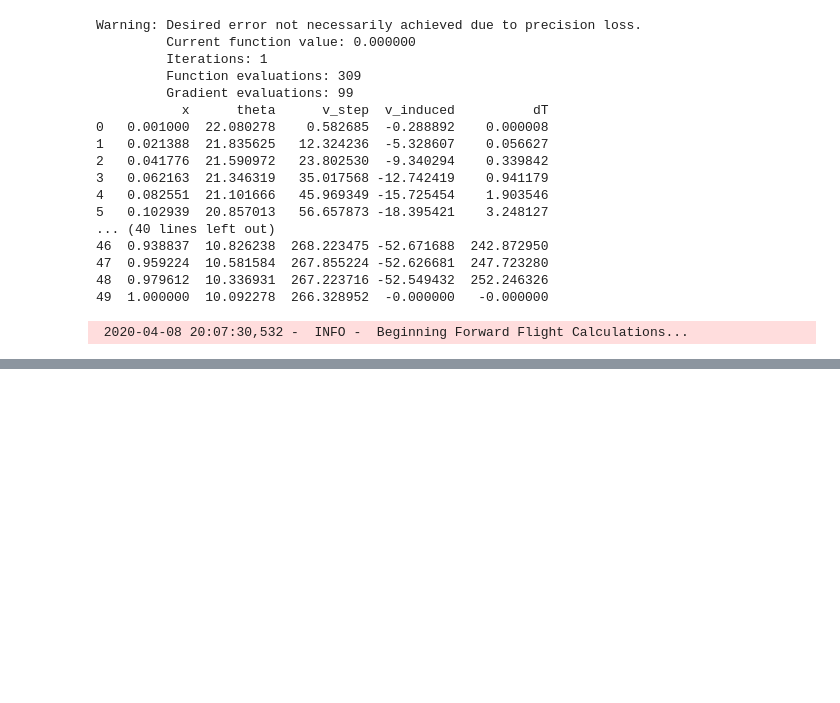
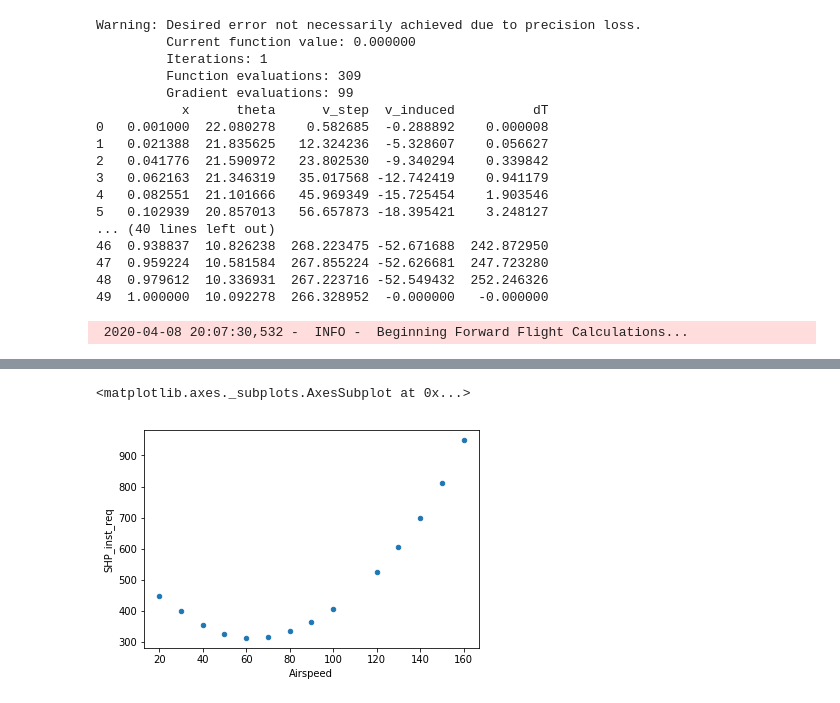
Before and after one commit to Czarified/helipypter, a Jupyter notebook: missionSim.ipynb, the cells around one changed output, grey strips where cells are left out. Saved outputs shown, nothing was run; the diff lists cells and outputs as text; code cells hidden in the pictures; blank space fills up the shorter version.

Commit message:
Power DataFrame created
Created power dataframe with all engine power calculations. Values roughly match example.

```diff
--- a/missionSim.ipynb
+++ b/missionSim.ipynb
@@ -61,9 +61,13 @@ v_tip = v_tip.to(units.ft/units.s)
 #########################################
 ###   Input Vehicle Characteristics   ###
 #########################################
+
+# Vehicle Data
 GW = 5000
 # Assume a 3% download
 THRUST = 1.03*GW
+
+# Tail Data
 # Tail length to TR center of thrust
 l_tail = 21.21
 # Vertical tail area
@@ -79,6 +83,14 @@ CHORT_tr = 7   # [in]
 v_tip_tr = 650 # [ft/s]
 sol_tr = 0.2741 # []
 cd0_tr = 0.015  # []
+
+# Engine Data
+eta_MRxsmn = 0.985   # []
+eta_TRxsmn = 0.9712  # []
+eta_xsmn_co = 0.986  # []
+pwr_acc = 10         # [hp]
+eta_inst = 0.95
+xsmn_lim = 674       # [hp]
 
 
 ######################################
@@ -521,4 +517,22 @@ TR['HP_tr'] = TR.HP_i_tr + TR.HP_pro_tr
-# %%
-MR.set_index('Airspeed', inplace=True)
-# logging.info('Vehicle Main Rotor Characteristics over the Speed Sweep: ')
-MR
+# %%
+
+    #   Power Calculations
+    #############################
+
+Power = pd.DataFrame(data=MR.Airspeed)
+Power['MR_hp'] = MR.MR_hp.copy()
+Power['TR_hp'] = TR.HP_tr.copy()
+
+Power['del_MRxsmn'] = Power.MR_hp*(1-(eta_MRxsmn*eta_xsmn_co))
+Power['del_TRxsmn'] = Power.TR_hp*(1-eta_TRxsmn)
+Power['del_Acc_co'] = pwr_acc*(1-eta_xsmn_co)
+
+Power['SHP_inst_req'] = Power.MR_hp + Power.TR_hp + Power.del_MRxsmn \
+                      + Power.del_TRxsmn + pwr_acc + Power.del_Acc_co
+
+Power['del_inst'] = Power.SHP_inst_req*(1-eta_inst)
+Power['SHP_uninst'] = Power.SHP_inst_req + Power.del_inst
+
+Power['L_D'] = GW*Power.Airspeed*1.689 / (550*Power.SHP_uninst)
+
+Power
@@ -524,0 +555,5 @@ MR
+# %%
+Power.plot(x='Airspeed', y='SHP_inst_req', kind='scatter')
+# %% [output]
+<matplotlib.axes._subplots.AxesSubplot at 0x...>
+[figure, added]
```
Also changed, not shown: parts of 3 cells of this notebook.
